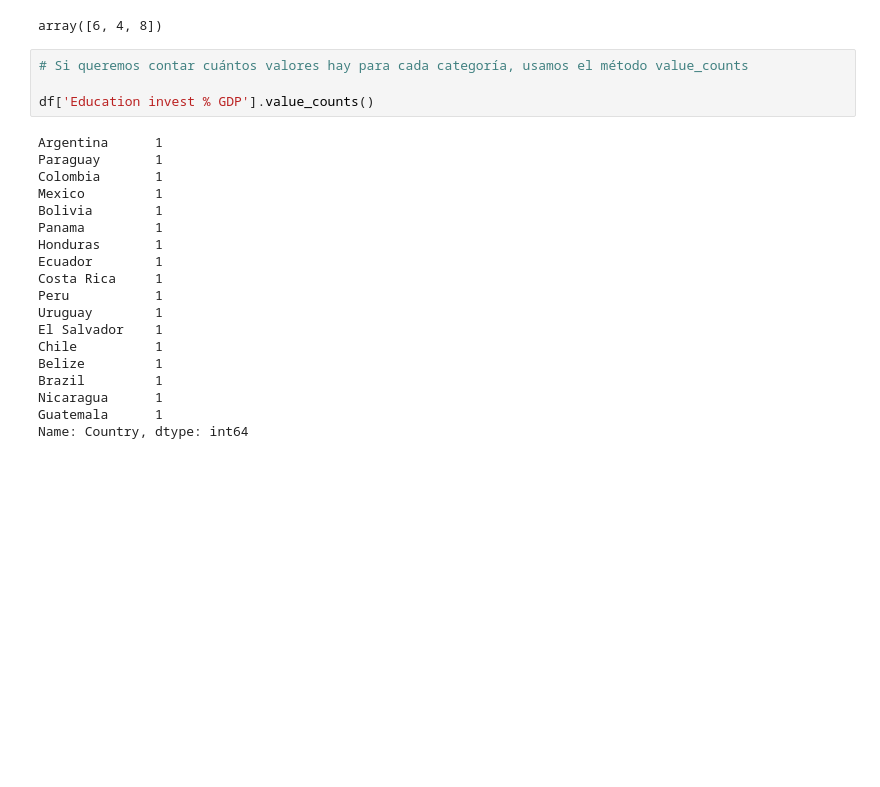
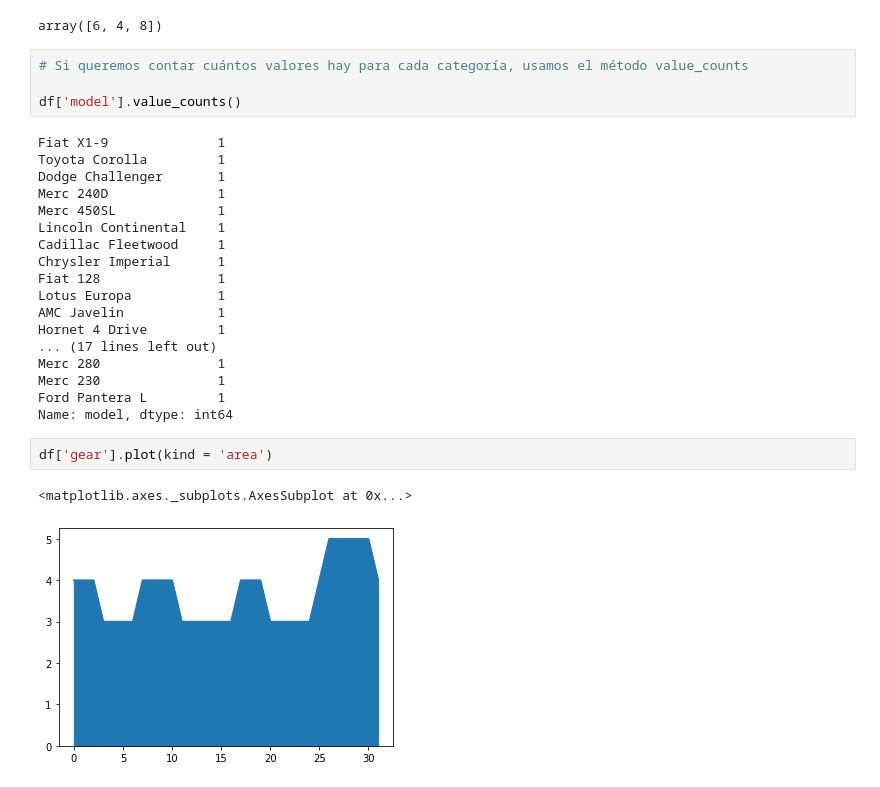
Before and after one commit to LipeBuiles/analisis_dataset, a Jupyter notebook: mtcars.ipynb, the cells around one changed output. Cells and saved outputs as stored; diff of their text form; blank space fills up the shorter version.

Commit message:
add plot in pandas

```diff
--- a/mtcars.ipynb
+++ b/mtcars.ipynb
@@ -232,23 +232,27 @@ array([6, 4, 8])
 # %%
 # Si queremos contar cuántos valores hay para cada categoría, usamos el método value_counts
 
-df['Education invest % GDP'].value_counts()
+df['model'].value_counts()
 # %% [output]
-Argentina      1
-Paraguay       1
-Colombia       1
-Mexico         1
-Bolivia        1
-Panama         1
-Honduras       1
-Ecuador        1
-Costa Rica     1
-Peru           1
-Uruguay        1
-El Salvador    1
-Chile          1
-Belize         1
-Brazil         1
-Nicaragua      1
-Guatemala      1
-Name: Country, dtype: int64
+Fiat X1-9              1
+Toyota Corolla         1
+Dodge Challenger       1
+Merc 240D              1
+Merc 450SL             1
+Lincoln Continental    1
+Cadillac Fleetwood     1
+Chrysler Imperial      1
+Fiat 128               1
+Lotus Europa           1
+AMC Javelin            1
+Hornet 4 Drive         1
+... (17 lines left out)
+Merc 280               1
+Merc 230               1
+Ford Pantera L         1
+Name: model, dtype: int64
+# %%
+df['gear'].plot(kind = 'area')
+# %% [output]
+<matplotlib.axes._subplots.AxesSubplot at 0x...>
+[figure, added]
```
Also changed, not shown: parts of 6 cells of this notebook.
